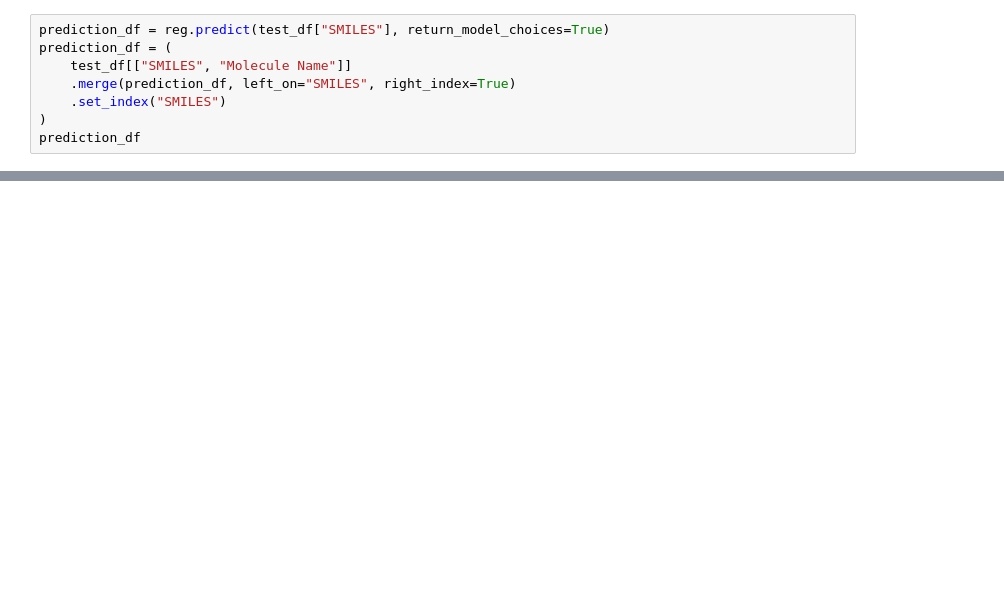
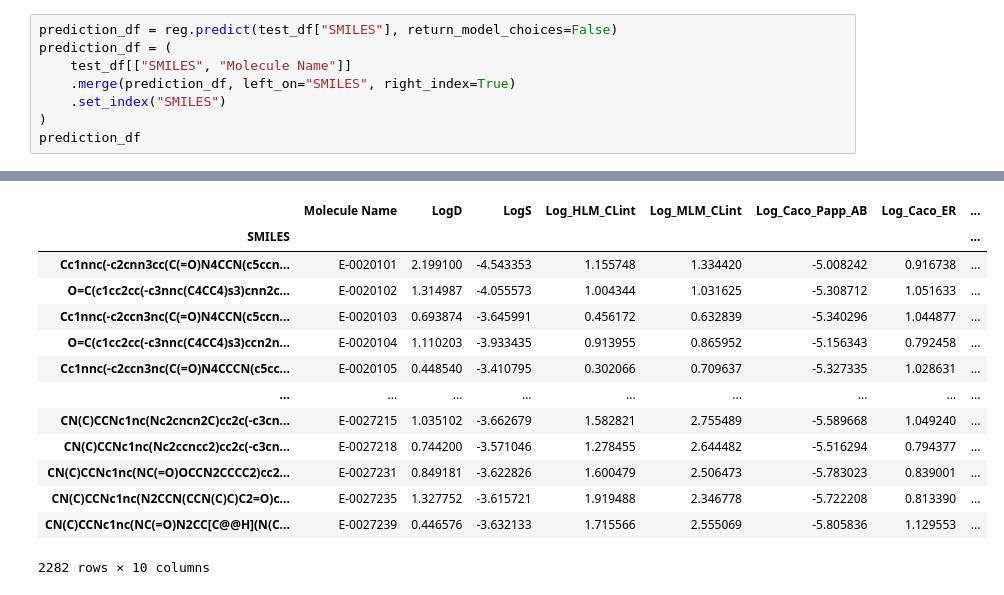
Before and after one commit to jonswain/OpenADMET_ExpansionRx_Blind_Challenge, a Jupyter notebook: usage.ipynb, the cells around one changed output, grey strips where cells are left out. Drawn from its saved outputs; the diff is of its cells as text; blank space fills up the shorter version.

```diff
--- a/usage.ipynb
+++ b/usage.ipynb
@@ -84,8 +80,9 @@ KeyboardInterrupt:
 # %%
-prediction_df = reg.predict(test_df["SMILES"], return_model_choices=True)
+prediction_df = reg.predict(test_df["SMILES"], return_model_choices=False)
 prediction_df = (
     test_df[["SMILES", "Molecule Name"]]
     .merge(prediction_df, left_on="SMILES", right_index=True)
     .set_index("SMILES")
 )
 prediction_df
+# %% [output]
@@ -92,3 +106,17 @@ prediction_df
+|  | Molecule Name | LogD | LogS | Log_HLM_CLint | Log_MLM_CLint | Log_Caco_Papp_AB | Log_Caco_ER | ... |
+| SMILES |  |  |  |  |  |  |  | ... |
+| Cc1nnc(-c2cnn3cc(C(=O)N4CCN(c5ccn... | E-0020101 | 2.199100 | -4.543353 | 1.155748 | 1.334420 | -5.008242 | 0.916738 | ... |
+| O=C(c1cc2cc(-c3nnc(C4CC4)s3)cnn2c... | E-0020102 | 1.314987 | -4.055573 | 1.004344 | 1.031625 | -5.308712 | 1.051633 | ... |
+| Cc1nnc(-c2ccn3nc(C(=O)N4CCN(c5ccn... | E-0020103 | 0.693874 | -3.645991 | 0.456172 | 0.632839 | -5.340296 | 1.044877 | ... |
+| O=C(c1cc2cc(-c3nnc(C4CC4)s3)ccn2n... | E-0020104 | 1.110203 | -3.933435 | 0.913955 | 0.865952 | -5.156343 | 0.792458 | ... |
+| Cc1nnc(-c2ccn3nc(C(=O)N4CCCN(c5cc... | E-0020105 | 0.448540 | -3.410795 | 0.302066 | 0.709637 | -5.327335 | 1.028631 | ... |
+| ... | ... | ... | ... | ... | ... | ... | ... | ... |
+| CN(C)CCNc1nc(Nc2cncn2C)cc2c(-c3cn... | E-0027215 | 1.035102 | -3.662679 | 1.582821 | 2.755489 | -5.589668 | 1.049240 | ... |
+| CN(C)CCNc1nc(Nc2ccncc2)cc2c(-c3cn... | E-0027218 | 0.744200 | -3.571046 | 1.278455 | 2.644482 | -5.516294 | 0.794377 | ... |
+| CN(C)CCNc1nc(NC(=O)OCCN2CCCC2)cc2... | E-0027231 | 0.849181 | -3.622826 | 1.600479 | 2.506473 | -5.783023 | 0.839001 | ... |
+| CN(C)CCNc1nc(N2CCN(CCN(C)C)C2=O)c... | E-0027235 | 1.327752 | -3.615721 | 1.919488 | 2.346778 | -5.722208 | 0.813390 | ... |
+| CN(C)CCNc1nc(NC(=O)N2CC[C@@H](N(C... | E-0027239 | 0.446576 | -3.632133 | 1.715566 | 2.555069 | -5.805836 | 1.129553 | ... |
+2282 rows × 10 columns
 # %%
 import warnings
 
```
Also changed, not shown: parts of 10 cells of this notebook.
